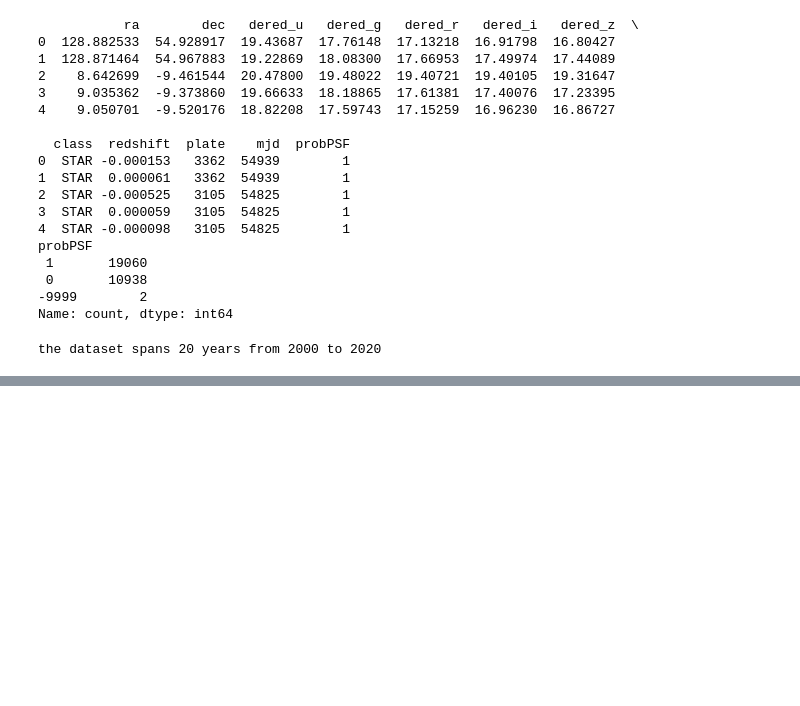
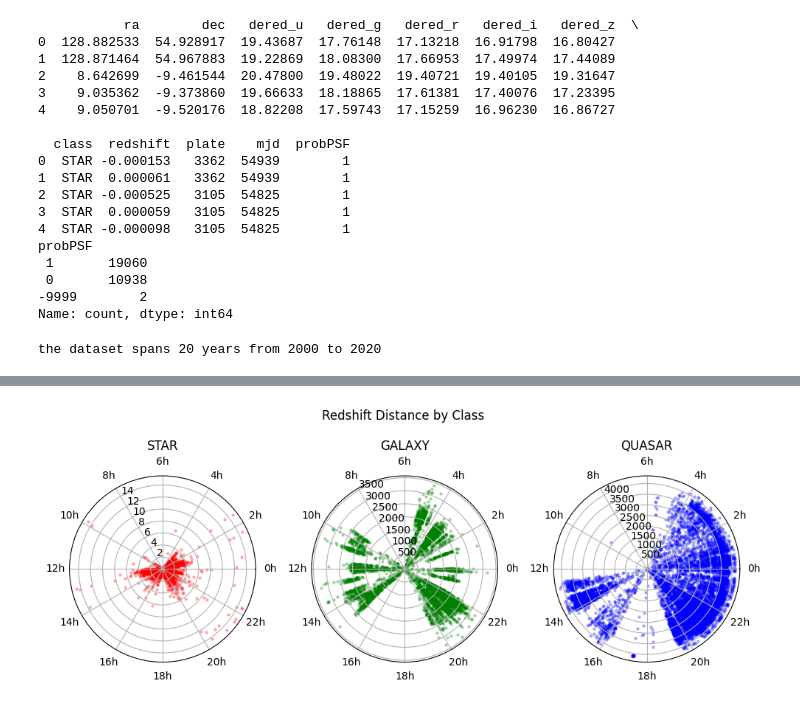
Before and after one commit to 0tv0renakniga/dsc_207_final_project, a Jupyter notebook: sdss_project.ipynb, the cells around one changed output, grey strips where cells are left out. Saved outputs shown, nothing was run; the diff lists cells and outputs as text; code cells hidden in the pictures; blank space fills up the shorter version.

```diff
--- a/sdss_project.ipynb
+++ b/sdss_project.ipynb
@@ -122,0 +174,29 @@ plot_celestial(df.ra, df.dec, df['class'],title="Celestial Sphere Plot")
+# %%
+# now that we ave distance let's look that how each type is distributed
+def redshift_dist(df):
+    fig, ax = plt.subplots(1,3,figsize=(10, 8),subplot_kw={'projection': 'polar'})
+    fig.suptitle("Redshift Distance by Class",y=0.75)
+    ax = ax.flatten()
+    class_colors = {'STAR': 'red', 'QSO': 'blue', 'GALAXY': 'green'}
+
+    for i, obj_type in enumerate(df['class'].unique()):
+        dist = df_distance[df_distance['class']==obj_type]['dist']
+        dist_scaler = np.array([Mpc.value for Mpc in dist])
+        ra_deg = df_distance[df_distance['class']==obj_type]['ra']-180
+        ra_rad = np.radians(ra_deg)
+        ax[i].scatter(ra_rad, dist_scaler, s=5, alpha=0.25, color=class_colors[obj_type])
+        if obj_type == 'QSO':
+            ax[i].set_title("QUASAR")
+        else:
+            ax[i].set_title(f"{obj_type}")
+        ax[i].set_xticks(np.linspace(0, 2*np.pi, 12, endpoint=False))  # Divide into 12
+        ax[i].set_xticklabels(['0h', '2h', '4h', '6h', '8h', '10h', '12h', '14h', '16h', '18h', '20h', '22h'])
+        ax[i].set_rlabel_position(120)
+        ax[i].grid(True)
+
+    fig.tight_layout()
+    plt.show()
+
+redshift_dist(df_distance)
+# %% [output]
+[figure, added]
```
Also changed, not shown: parts of 5 cells of this notebook.
